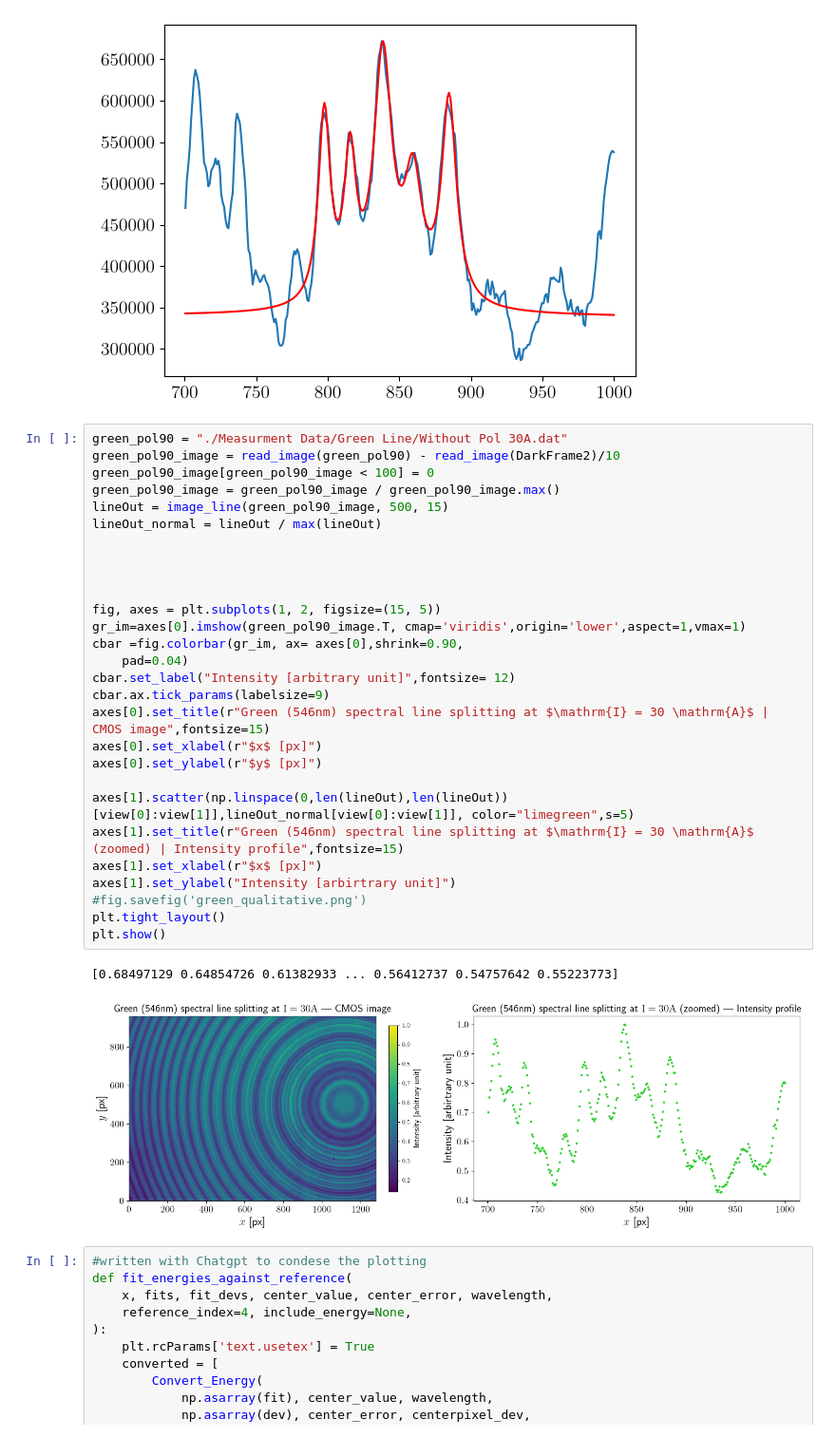
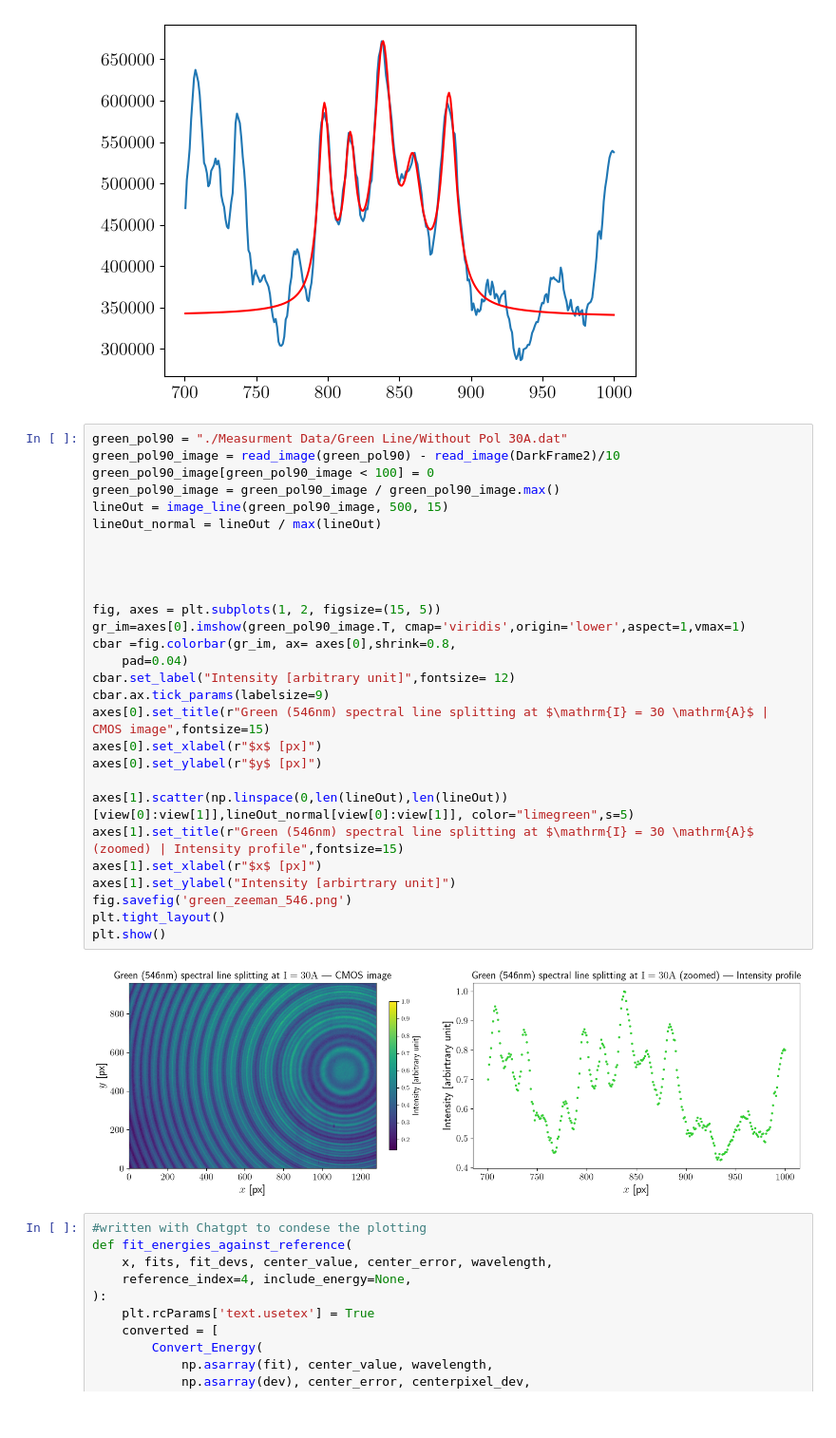
Before and after one commit to Omega3komma3/Zeeman-effect, a Jupyter notebook: Main_Green.ipynb, the cells around one changed output. Shown at 95% size. Saved outputs shown, nothing was run; the diff lists cells and outputs as text.

```diff
--- a/Main_Green.ipynb
+++ b/Main_Green.ipynb
@@ -1483,34 +1483,33 @@ x9_fits_dev.append(min(20,resultlor.params["x09"].stderr))
 # %%
 green_pol90 = "./Measurment Data/Green Line/Without Pol 30A.dat"
 green_pol90_image = read_image(green_pol90) - read_image(DarkFrame2)/10
 green_pol90_image[green_pol90_image < 100] = 0
 green_pol90_image = green_pol90_image / green_pol90_image.max()
 lineOut = image_line(green_pol90_image, 500, 15)
 lineOut_normal = lineOut / max(lineOut)
 
 
 
 
 fig, axes = plt.subplots(1, 2, figsize=(15, 5))
 gr_im=axes[0].imshow(green_pol90_image.T, cmap='viridis',origin='lower',aspect=1,vmax=1)
-cbar =fig.colorbar(gr_im, ax= axes[0],shrink=0.90,
+cbar =fig.colorbar(gr_im, ax= axes[0],shrink=0.8,
     pad=0.04)
 cbar.set_label("Intensity [arbitrary unit]",fontsize= 12)
 cbar.ax.tick_params(labelsize=9)
 axes[0].set_title(r"Green (546nm) spectral line splitting at $\mathrm{I} = 30 \mathrm{A}$ | CMOS image",fontsize=15)
 axes[0].set_xlabel(r"$x$ [px]")
 axes[0].set_ylabel(r"$y$ [px]")
 
 axes[1].scatter(np.linspace(0,len(lineOut),len(lineOut))[view[0]:view[1]],lineOut_normal[view[0]:view[1]], color="limegreen",s=5)
 axes[1].set_title(r"Green (546nm) spectral line splitting at $\mathrm{I} = 30 \mathrm{A}$ (zoomed) | Intensity profile",fontsize=15)
 axes[1].set_xlabel(r"$x$ [px]")
 axes[1].set_ylabel("Intensity [arbirtrary unit]")
-#fig.savefig('green_qualitative.png')
+fig.savefig('green_zeeman_546.png')
 plt.tight_layout()
 plt.show()
 # %% [output]
-[0.68497129 0.64854726 0.61382933 ... 0.56412737 0.54757642 0.55223773]
-[figure, old version]
+[figure, new version]
 # %%
 #written with Chatgpt to condese the plotting
 def fit_energies_against_reference(
```
Also changed, not shown: 4 other files.
